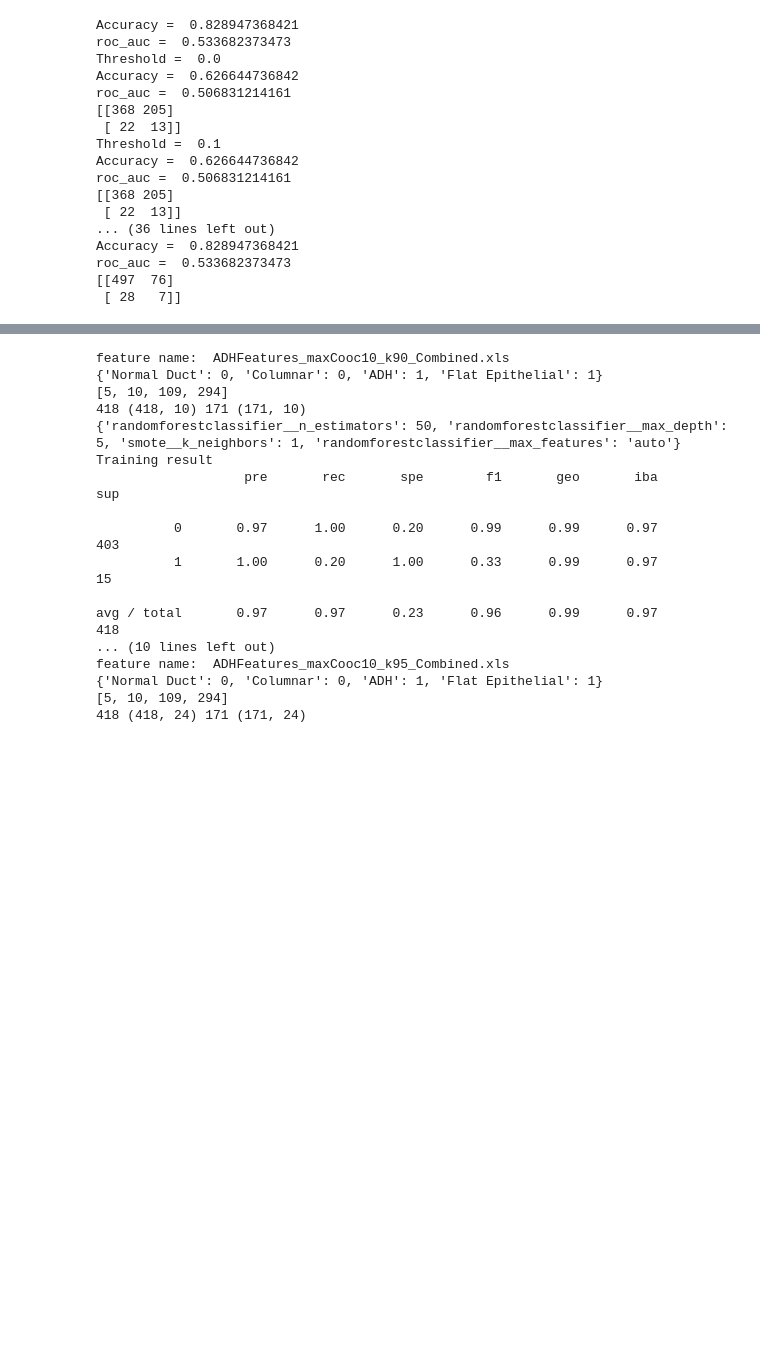
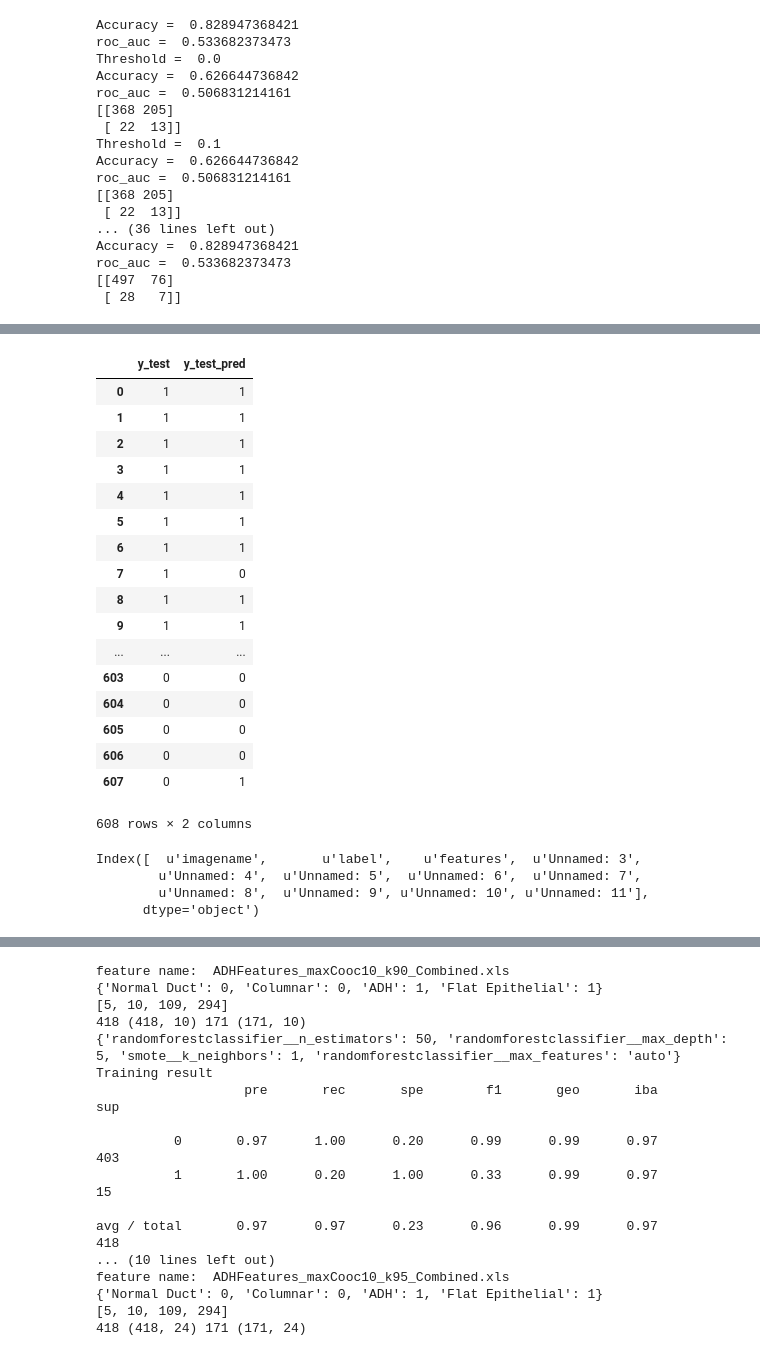
Before and after one commit to lun5/tissue-component-classification, a Jupyter notebook: jupyter_notebooks/ADH_imbalanced_learn.ipynb, the cells around one changed output, grey strips where cells are left out. Drawn from its saved outputs; the diff is of its cells as text; code cells hidden in the pictures; blank space fills up the shorter version.

```diff
--- a/jupyter_notebooks/ADH_imbalanced_learn.ipynb
+++ b/jupyter_notebooks/ADH_imbalanced_learn.ipynb
@@ -1076,9 +1071,6 @@ X, y = datasets.make_classification(n_classes=2, class_sep=2,
                                     n_clusters_per_class=4, n_samples=5000,
                                     random_state=RANDOM_STATE)
 
-
-
-
 smote = over_sampling.SMOTE(random_state=RANDOM_STATE)
 cart = tree.DecisionTreeClassifier(random_state=RANDOM_STATE)
 pipeline = pl.make_pipeline(smote, cart)
@@ -1089,7 +1081,7 @@ param_range = range(1, 11)
 #    cv=3, scoring=scorer, n_jobs=1)
 
 clf = GridSearchCV(pipeline,param_grid={"smote__k_neighbors":param_range}
-                           cv = 6, scoring=scoring= '%s_macro' %score, n_jobs = 5)
+                           cv = 6, scoring='%s_macro' %score, n_jobs = 5)
 clf.fit(X_train,y_train_new)
 print(classification_report_imbalanced(y_test_new, clf.predict(X_test)))
 
@@ -1210 +1424,29 @@ roc_auc =  0.533682373473
+# %%
+test_df.loc[:,('y_test','y_test_pred')]
+# %% [output]
+|  | y_test | y_test_pred |
+| 0 | 1 | 1 |
+| 1 | 1 | 1 |
+| 2 | 1 | 1 |
+| 3 | 1 | 1 |
+| 4 | 1 | 1 |
+| 5 | 1 | 1 |
+| 6 | 1 | 1 |
+| 7 | 1 | 0 |
+| 8 | 1 | 1 |
+| 9 | 1 | 1 |
+| ... | ... | ... |
+| 603 | 0 | 0 |
+| 604 | 0 | 0 |
+| 605 | 0 | 0 |
+| 606 | 0 | 0 |
+| 607 | 0 | 1 |
+608 rows × 2 columns
+# %%
+train_df.columns
+# %% [output]
+Index([  u'imagename',       u'label',    u'features',  u'Unnamed: 3',
+        u'Unnamed: 4',  u'Unnamed: 5',  u'Unnamed: 6',  u'Unnamed: 7',
+        u'Unnamed: 8',  u'Unnamed: 9', u'Unnamed: 10', u'Unnamed: 11'],
+      dtype='object')
 # %%
```
Also changed, not shown: parts of 22 cells of this notebook, 10 other files.
